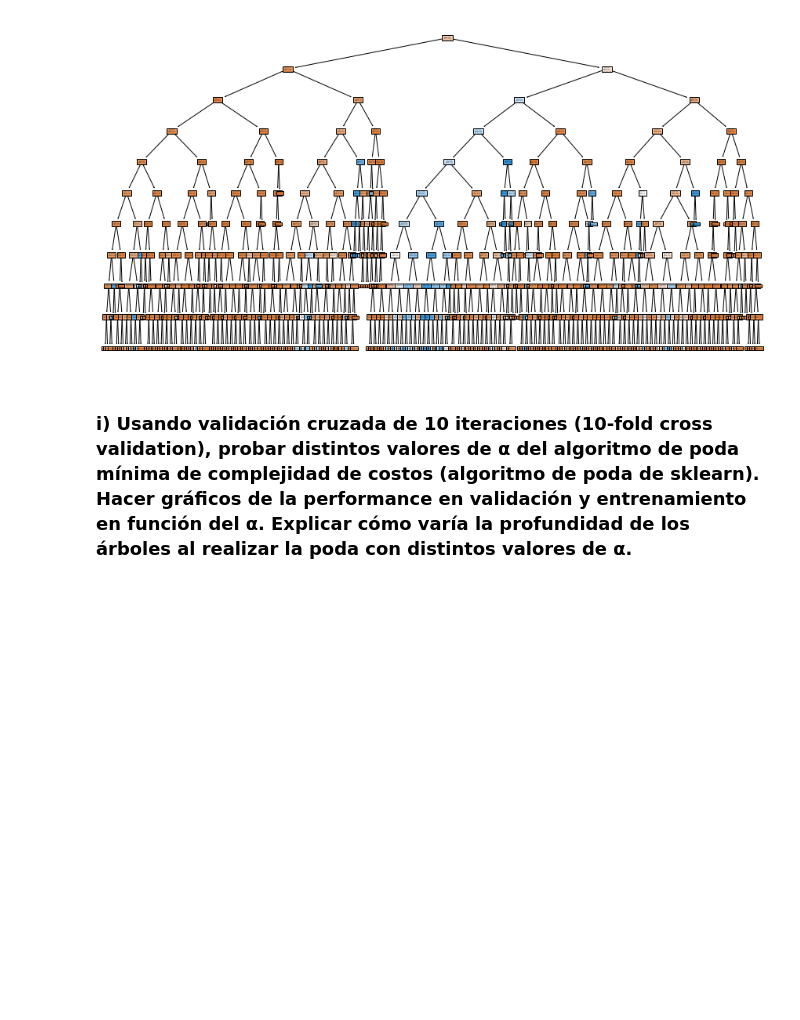
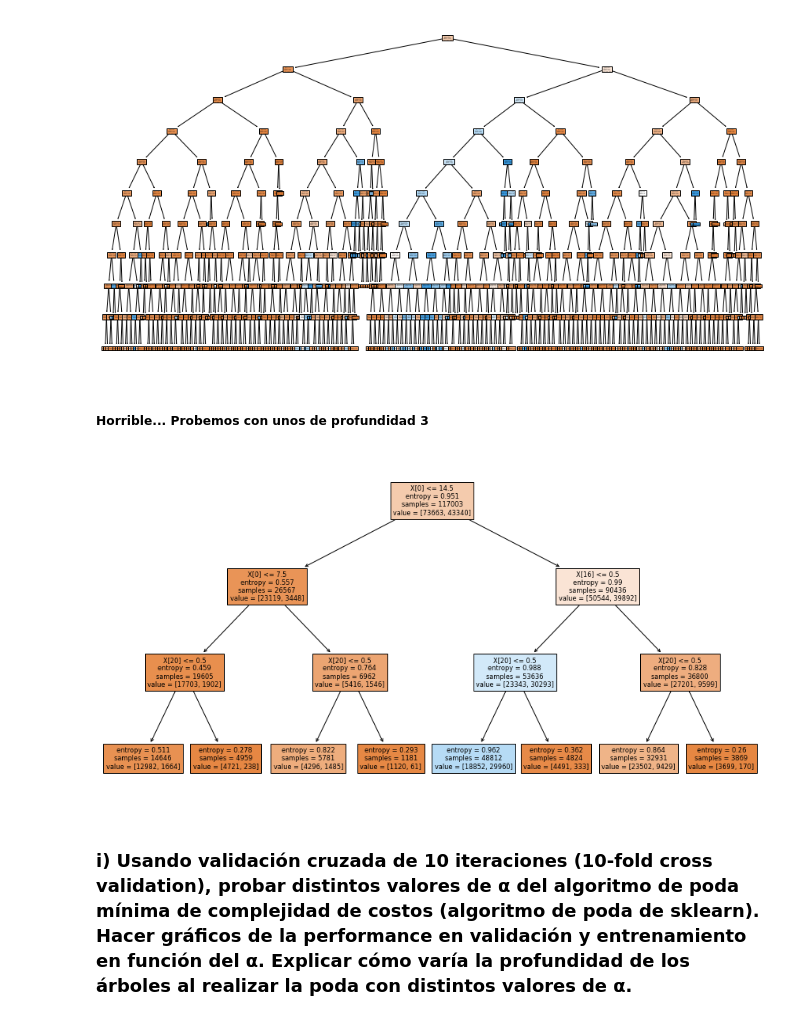
Before and after one commit to Bati-bot/TPAA, a Jupyter notebook: analisis_reservas.ipynb, the cells around one changed output. Saved outputs shown, nothing was run; the diff lists cells and outputs as text; code cells hidden in the pictures; blank space fills up the shorter version.

Commit message:
agrego un arbol de profundidad 3. da peor score pero se puede entender el grafico

```diff
--- a/analisis_reservas.ipynb
+++ b/analisis_reservas.ipynb
@@ -789,6 +789,24 @@ plt.figure(figsize=(15,8))
 plot = tree.plot_tree(best_model, filled=True)
 # %% [output]
 [figure]
+# %% [markdown]
+##### Horrible... Probemos con unos de profundidad 3
+# %%
+arbol_cv = tree.DecisionTreeClassifier(criterion='entropy', max_depth=3, min_samples_leaf=10, ccp_alpha=0)
+X, y = hotel_bookings[columnas].fillna(0), hotel_bookings['is_canceled']
+f2_score = make_scorer(fbeta_score, beta=2)
+
+cv_results = cross_validate(arbol_cv, X, y, cv=50, scoring=f2_score, return_train_score=True, n_jobs=-1, return_estimator=True)
+# %%
+# Elijo el mejor modelo con los resultados de test
+best_model_index = np.argmax(cv_results['test_score'], axis=0)
+best_model = cv_results['estimator'][best_model_index]
+# %%
+plt.figure(figsize=(15,8))
+
+plot = tree.plot_tree(best_model, filled=True)
+# %% [output]
+[figure, added]
 # %% [markdown]
 ### i) Usando validación cruzada de 10 iteraciones (10-fold cross validation), probar distintos valores de α del algoritmo de poda mínima de complejidad de costos (algoritmo de poda de sklearn). Hacer gráficos de la performance en validación y entrenamiento en función del α. Explicar cómo varía la profundidad de los árboles al realizar la poda con distintos valores de α.
 # %%
```
